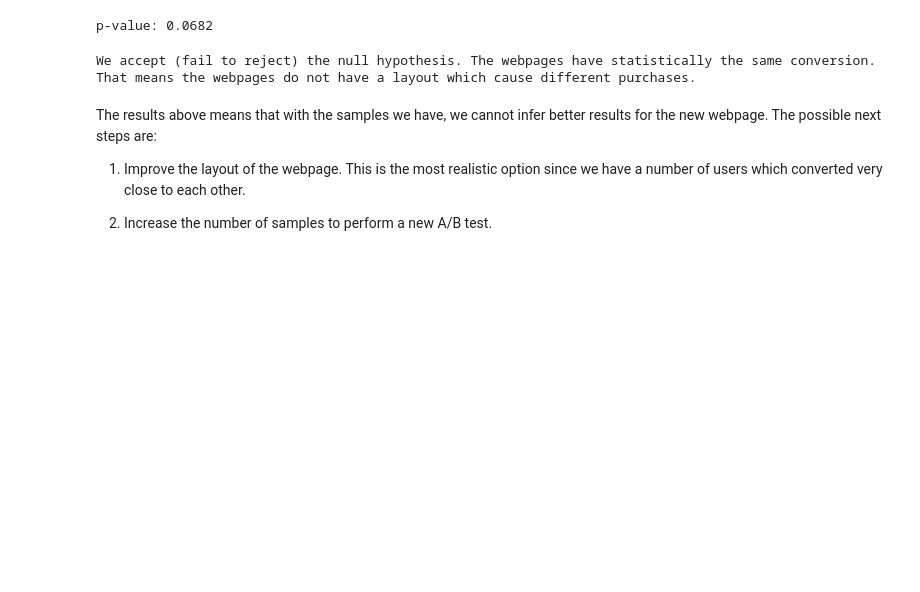
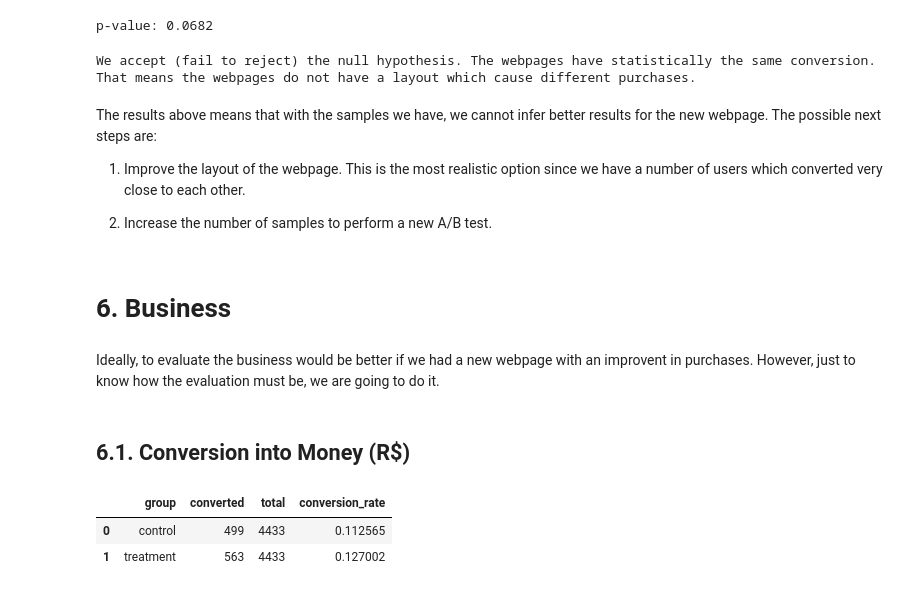
Before and after one commit to lucasquemelli/a-b_testing, a Jupyter notebook: ab_testing.ipynb, the cells around one changed output. Cells and saved outputs as stored; diff of their text form; code cells hidden in the pictures; blank space fills up the shorter version.

```diff
--- a/ab_testing.ipynb
+++ b/ab_testing.ipynb
@@ -1446,3 +1446,25 @@ The results above means that with the samples we have, we cannot infer better re
 1. Improve the layout of the webpage. This is the most realistic option since we have a number of users which converted very close to each other.
 
 2. Increase the number of samples to perform a new A/B test.
+# %% [markdown]
+# 6. Business
+# %% [markdown]
+Ideally, to evaluate the business would be better if we had a new webpage with an improvent in purchases. However, just to know how the evaluation must be, we are going to do it.
+# %% [markdown]
+## 6.1. Conversion into Money (R$)
+# %%
+# Calculating converted users
+df_ab_new = df_ab[["group", "converted"]].groupby("group").agg({"converted": ["sum", "count"]}).reset_index()
+
+# Flatten the multi-index columns
+df_ab_new.columns = ['group', 'converted', 'total']
+
+# Calculate conversion rate
+df_ab_new['conversion_rate'] = df_ab_new['converted'] / df_ab_new['total']
+
+# show
+df_ab_new
+# %% [output]
+|  | group | converted | total | conversion_rate |
+| 0 | control | 499 | 4433 | 0.112565 |
+| 1 | treatment | 563 | 4433 | 0.127002 |
```
Also changed, not shown: parts of 15 cells of this notebook.
